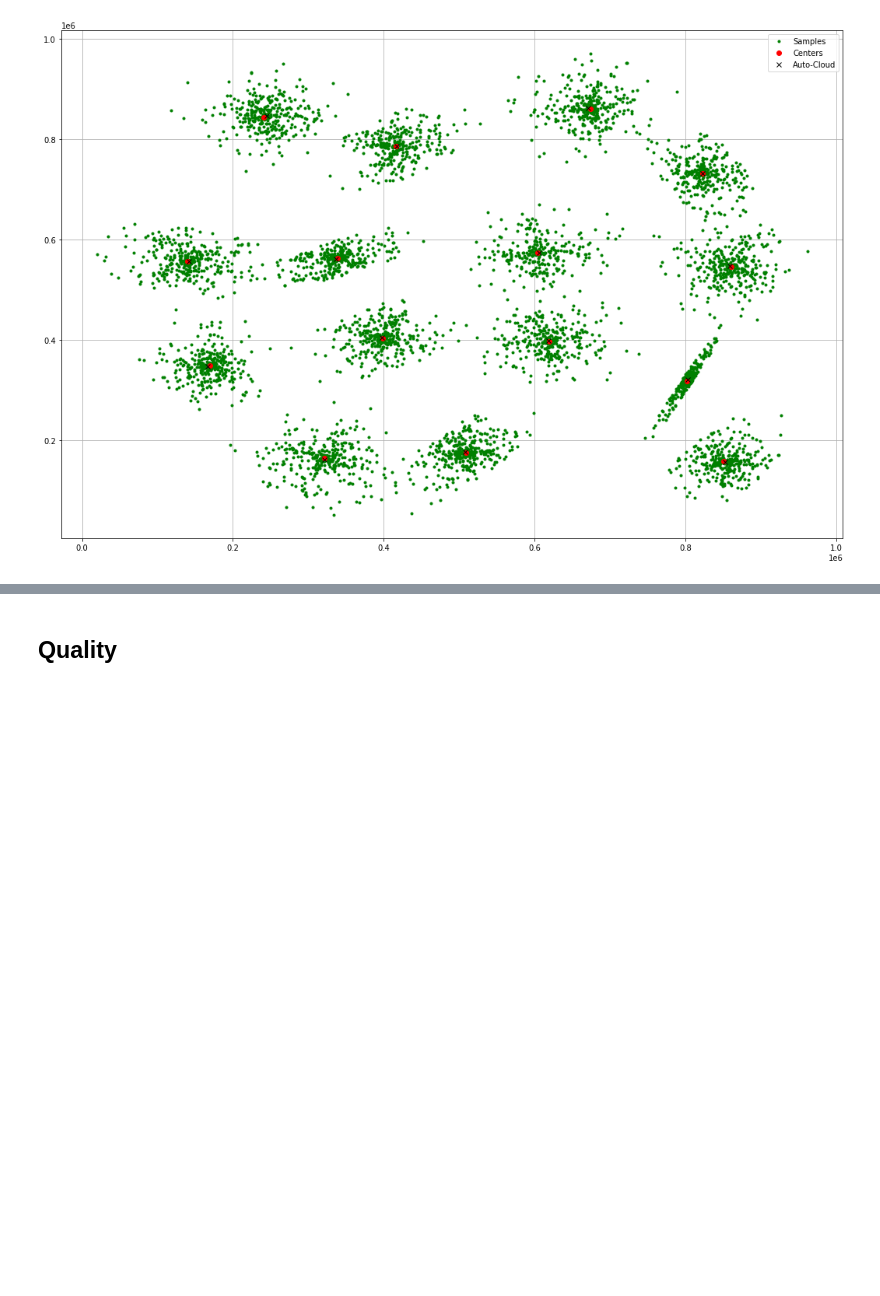
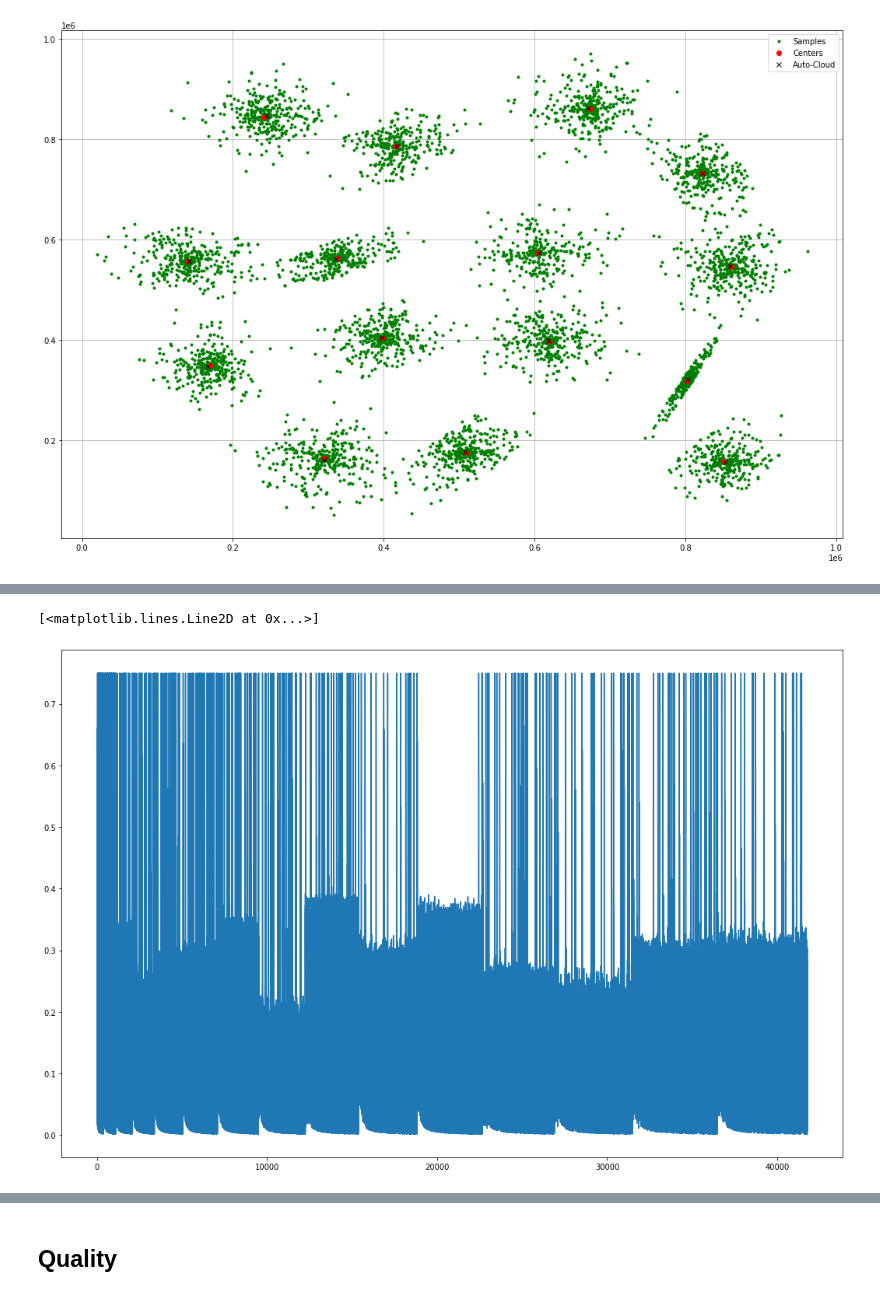
Before and after one commit to MailsonRibeiroSantos/AutoCloud, a Jupyter notebook: Auto_Cloud.ipynb, the cells around one changed output, grey strips where cells are left out. Drawn from its saved outputs; the diff is of its cells as text; code cells hidden in the pictures; blank space fills up the shorter version.

```diff
--- a/Auto_Cloud.ipynb
+++ b/Auto_Cloud.ipynb
@@ -190,0 +202,5 @@ plt.show()
+# %%
+plt.plot(teste.listNormEccentricity)
+# %% [output]
+[<matplotlib.lines.Line2D at 0x...>]
+[figure, added]
```
Also changed, not shown: parts of 5 cells of this notebook.
